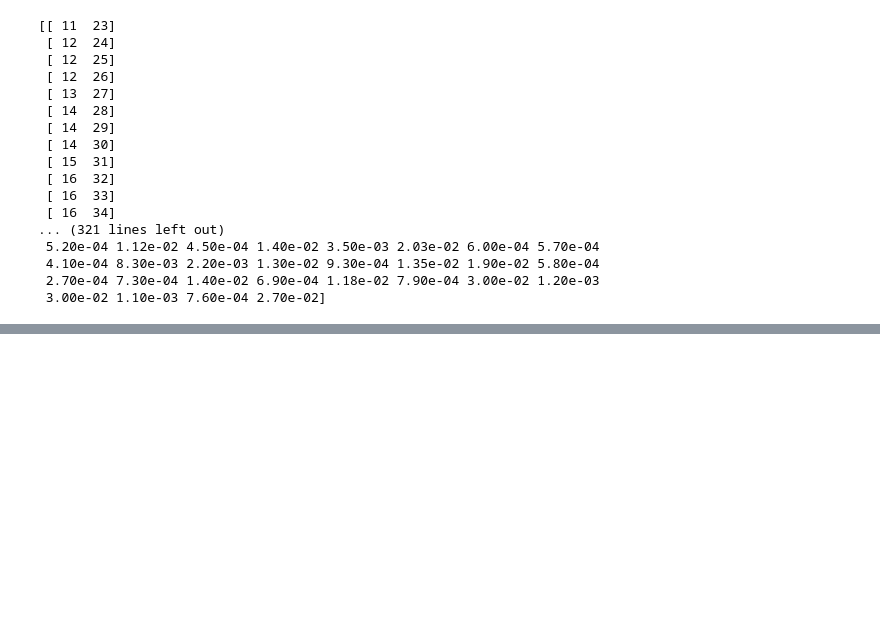
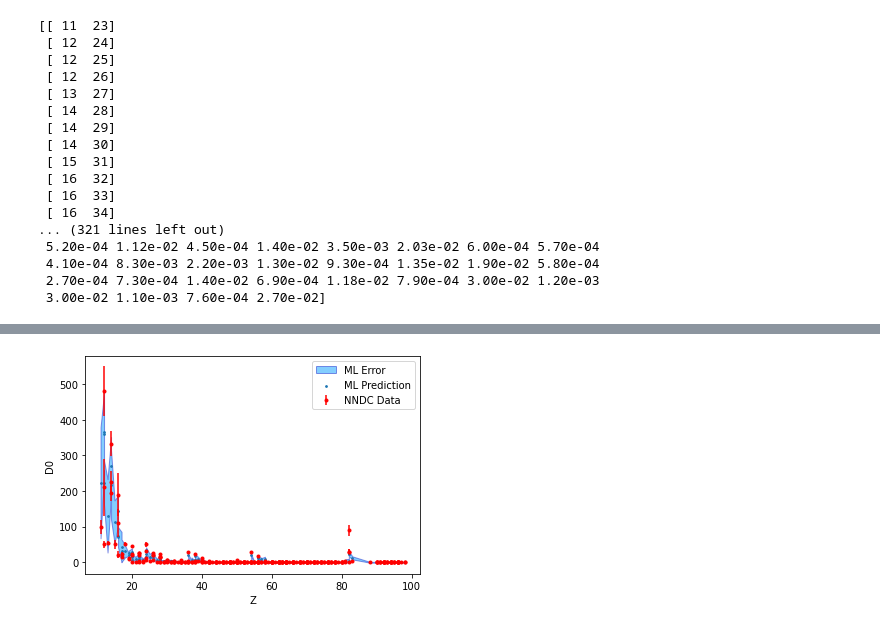
Before and after one commit to Rooitier/masters, a Jupyter notebook: learning/learning.ipynb, the cells around one changed output, grey strips where cells are left out. Saved outputs shown, nothing was run; the diff lists cells and outputs as text; code cells hidden in the pictures; blank space fills up the shorter version.

```diff
--- a/learning/learning.ipynb
+++ b/learning/learning.ipynb
@@ -89,4 +72,0 @@ print(X_train)
-# %%
-model = LinearRegression()
-model.fit(arr_x,arr_y)
-model.score(arr_x,arr_y)
@@ -95,5 +72,0 @@ model.score(arr_x,arr_y)
-# %%
-from sklearn.ensemble import RandomForestRegressor
-rf = RandomForestRegressor(max_depth=20, random_state=100)
-rf.fit(arr_x, arr_y)
-rf.score(arr_x,arr_y)
@@ -106,0 +73,4 @@ array([11.1775])
+# %%
+rf = RandomForestRegressor(n_estimators=100,max_depth=11,random_state=10,max_features=2)
+rf.fit(X_train,y_train)
+rf.score(X_train,y_train)
@@ -106,0 +159,15 @@ array([11.1775])
+# %%
+rf_err = abs(fci.random_forest_error(rf,arr_x,arr_x,calibrate=False))
+y_pred = rf.predict(arr_x)
+# %%
+plt.errorbar(signal['Z'],signal['D0'],yerr=signal['dD'],fmt='o',markersize=3, color='red',label='NNDC Data')
+plt.fill_between(signal['Z'], y_pred - np.sqrt(rf_err), y_pred + np.sqrt(rf_err), alpha=0.5, edgecolor='#1B2ACC', facecolor='#089FFF',label='ML Error')
+plt.scatter(arr_x[:,0],y_pred,s=3,label='ML Prediction')
+# plt.xlim(22,42)
+# plt.ylim(0,80)
+plt.legend()
+plt.xlabel("Z")
+plt.ylabel("D0")
+plt.show()
+# %% [output]
+[figure, added]
```
Also changed, not shown: parts of 13 cells of this notebook, 5 other files.
